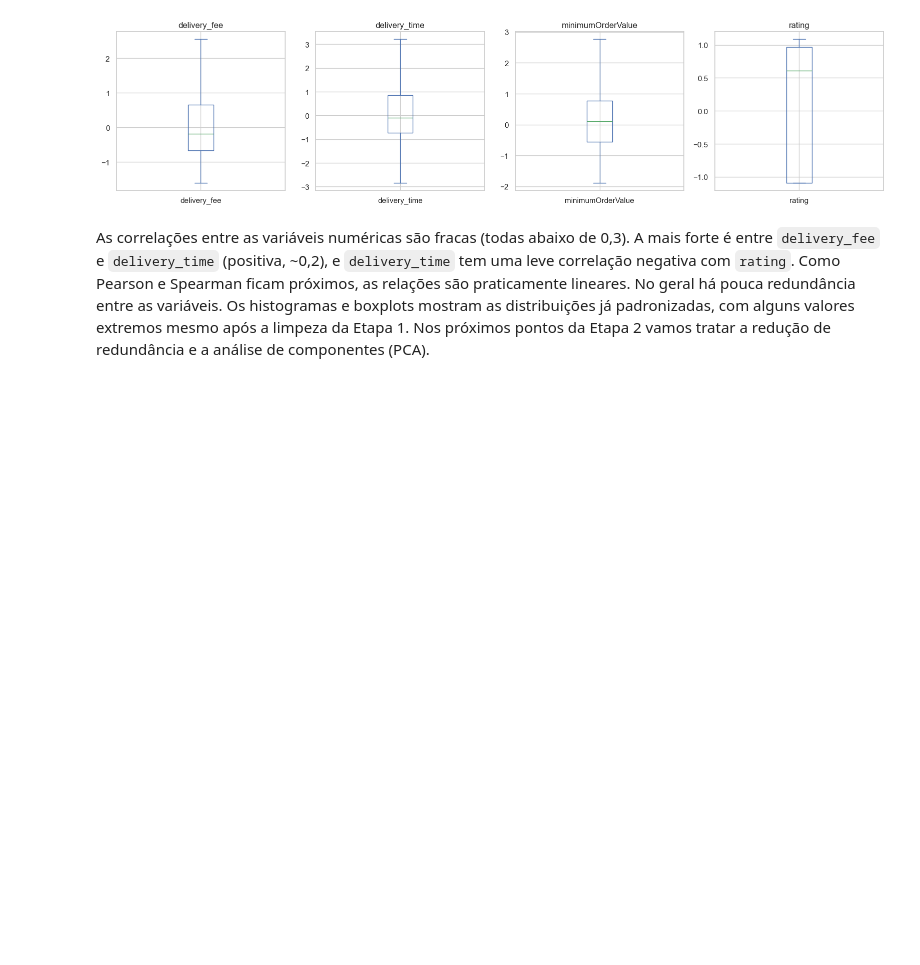
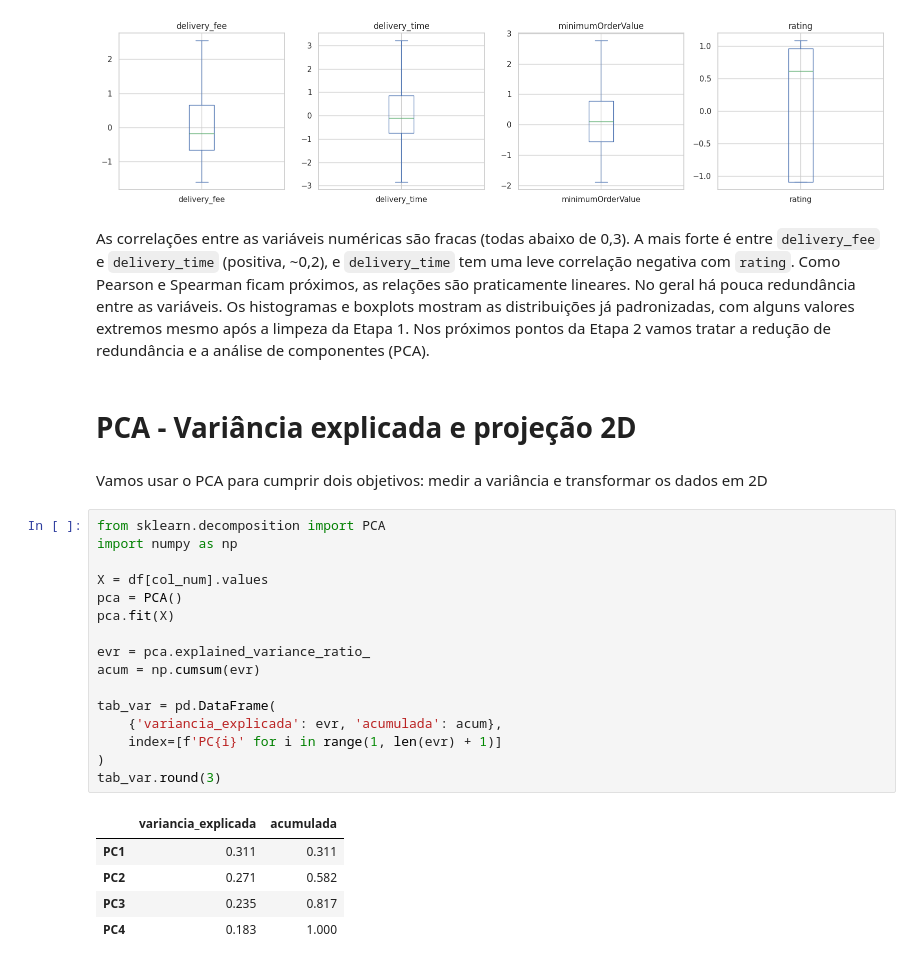
Before and after one commit to Tassara7/cd2-trabalho, a Jupyter notebook: notebooks/analise_exploratoria.ipynb, the cells around one changed output. Cells and saved outputs as stored; diff of their text form; blank space fills up the shorter version.

```diff
--- a/notebooks/analise_exploratoria.ipynb
+++ b/notebooks/analise_exploratoria.ipynb
@@ -147,3 +147,29 @@ plt.show()
 [figure]
 # %% [markdown]
 As correlações entre as variáveis numéricas são fracas (todas abaixo de 0,3). A mais forte é entre `delivery_fee` e `delivery_time` (positiva, ~0,2), e `delivery_time` tem uma leve correlação negativa com `rating`. Como Pearson e Spearman ficam próximos, as relações são praticamente lineares. No geral há pouca redundância entre as variáveis. Os histogramas e boxplots mostram as distribuições já padronizadas, com alguns valores extremos mesmo após a limpeza da Etapa 1. Nos próximos pontos da Etapa 2 vamos tratar a redução de redundância e a análise de componentes (PCA).
+# %% [markdown]
+# PCA - Variância explicada e projeção 2D
+# %% [markdown]
+Vamos usar o PCA para cumprir dois objetivos: medir a variância e transformar os dados em 2D
+# %%
+from sklearn.decomposition import PCA
+import numpy as np
+
+X = df[col_num].values
+pca = PCA()
+pca.fit(X)
+
+evr = pca.explained_variance_ratio_
+acum = np.cumsum(evr)
+
+tab_var = pd.DataFrame(
+    {'variancia_explicada': evr, 'acumulada': acum},
+    index=[f'PC{i}' for i in range(1, len(evr) + 1)]
+)
+tab_var.round(3)
+# %% [output]
+|  | variancia_explicada | acumulada |
+| PC1 | 0.311 | 0.311 |
+| PC2 | 0.271 | 0.582 |
+| PC3 | 0.235 | 0.817 |
+| PC4 | 0.183 | 1.000 |
```
Also changed, not shown: parts of 11 cells of this notebook.
